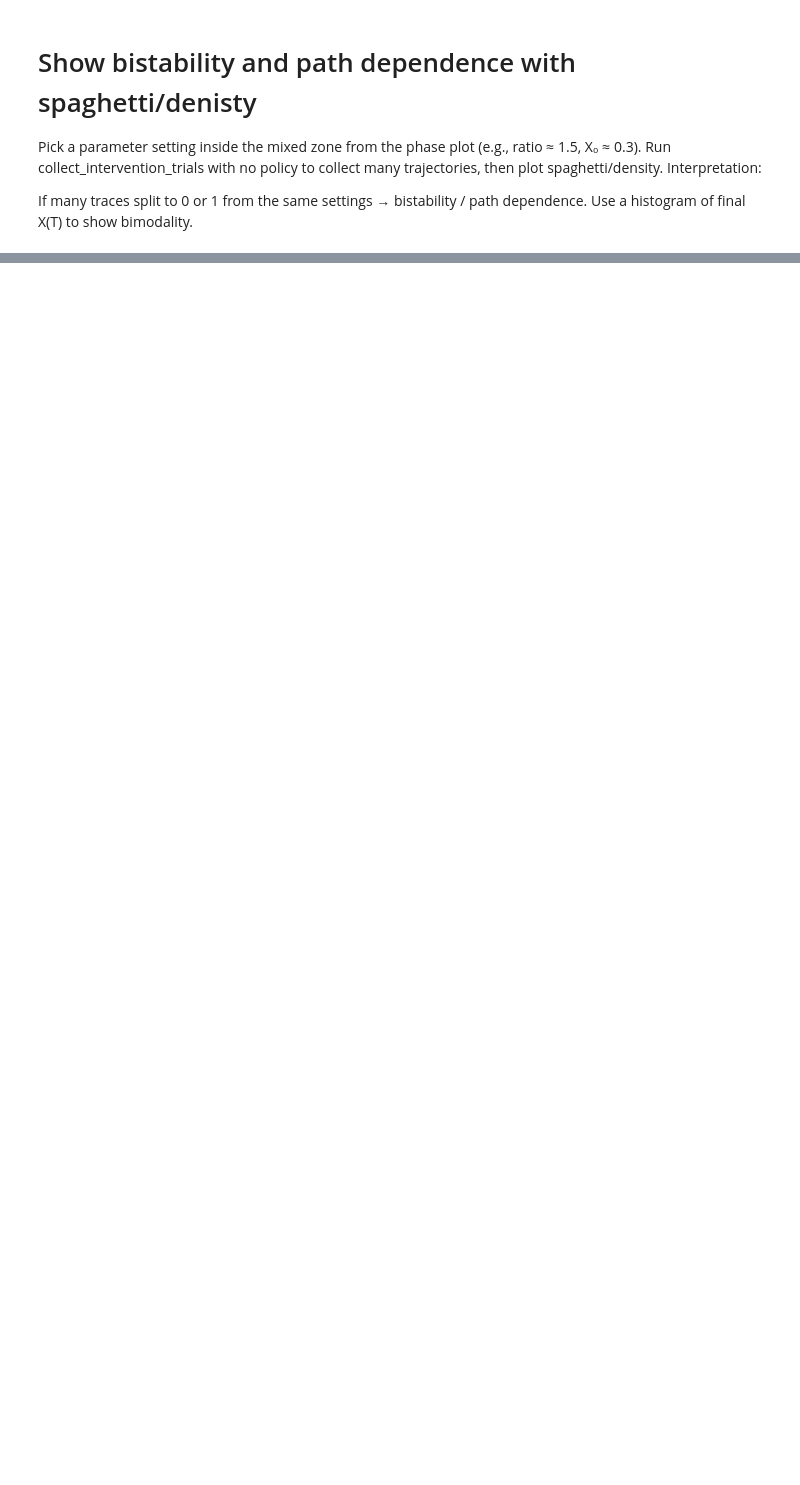
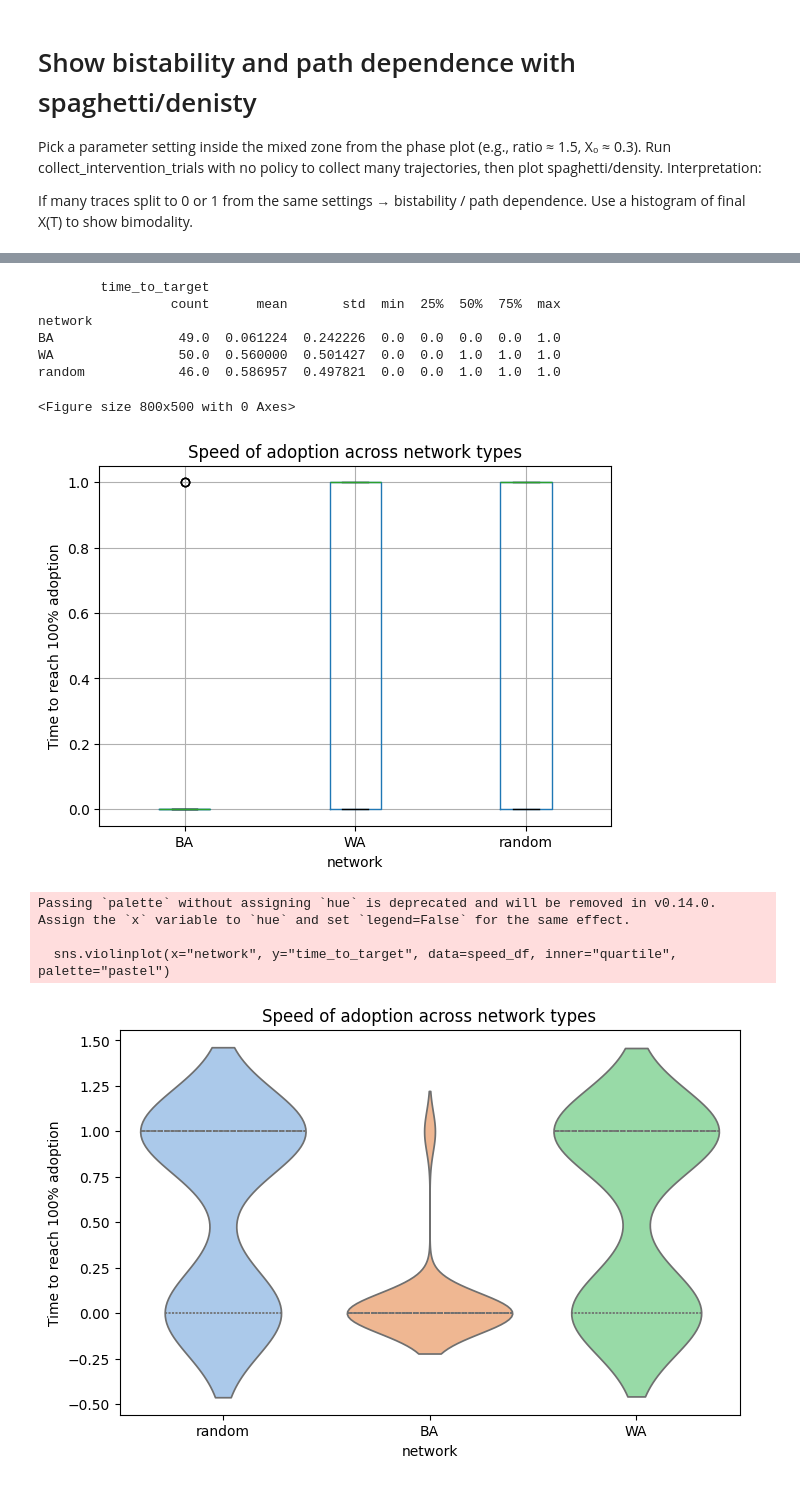
Before and after one commit to caty-g15/Assignment-3-MBDM, a Jupyter notebook: assignment.ipynb, the cells around one changed output, grey strips where cells are left out. Drawn from its saved outputs; the diff is of its cells as text; code cells hidden in the pictures; blank space fills up the shorter version.

```diff
--- a/assignment.ipynb
+++ b/assignment.ipynb
@@ -106,7 +111,9 @@ scenario_base = dict( # creates a dictionary of parameters we can pass to sweep
     g_I=0.05, # infrastructure adjustment rate (how quick infrastructure responds to adoption)
     network_type="BA",    # You can change this later for Part 2
     n_nodes=120,
-    p=0.05, # edge probability (ER)
+    p_WA=0.1,
+    k=4,
+    p_ER=0.05, # edge probability (ER)
     m=2, # number of edges to attach for new nodes (BA)
 )
 # %% [markdown]
@@ -311,7 +337,7 @@ Note where the tipping boundary moves: networks with hubs (BA) often require low
 
 If you want to demonstrate seeding hubs vs random seeding: use set_initial_adopters(..., method="degree", high=True) when running run_timeseries_trial in a small loop — I can give exact code for targeted seeding if you want.
 # %%
-networks = ["random", "BA"]
+networks = ["random", "BA","WA"]
 for net in networks:
     print("Network:", net)
     scen = {**scenario_base, "network_type": net}
@@ -326,7 +352,9 @@ for net in networks:
         max_workers = 1,
         backend = "thread"
     )
-    out = plot_phase_plot(phase_df_net)
-    print("Saved:", out)
+    filename8=f"plots/phase_sweep_{net}.png"
+    fig8_path = plot_phase_plot(phase_df_net, out_path=filename8, fig_title=f"Phase sweep: {net} network")
+    shutil.move(fig8_path, filename8)
+    print("Saved phase plot for", net, "to", filename8)
 # %% [output]
 Network: random
@@ -335,0 +440,64 @@ Saved: c:\Users\ecate\Desktop\Assignment 3\Assignment-3-MBDM\plots\ev_phase_plot
+# %%
+
+
+networks = ["random", "BA", "WA"]
+target_adoption = 1  # threshold for "adopted"
+speed_data = []
+
+for net in networks:
+    scenario_net = {
+        **scenario_base,
+        "network_type": net,
+        "X0_frac": 0.8,
+        "ratio": 3.0  # can adjust if you want near-tipping behavior
+    }
+
+    # Run your simulation
+    baseline_X, _, _, _, _, _ = collect_intervention_trials(
+        n_trials=50,
+        T=100,
+        scenario_kwargs=scenario_net,
+        subsidy_params=None
+    )
+
+    # Compute time to reach target adoption for each trial
+    for trial in baseline_X:
+        times = np.argmax(trial >= target_adoption)
+        if trial[-1] < target_adoption:
+            times = np.nan  # trial never reached target
+        speed_data.append({"network": net, "time_to_target": times})
+
+# Convert to DataFrame for easy plotting
+speed_df = pd.DataFrame(speed_data)
+
+# Summary statistics
+print(speed_df.groupby("network").describe())
+
+# Boxplot to compare networks
+plt.figure(figsize=(8,5))
+speed_df.boxplot(column="time_to_target", by="network")
+plt.ylabel(f"Time to reach {target_adoption*100:.0f}% adoption")
+plt.title("Speed of adoption across network types")
+plt.suptitle("")  # remove automatic 'Boxplot grouped by ...' title
+plt.show()
+
+# Optional: violin plot (requires seaborn)
+import seaborn as sns
+plt.figure(figsize=(8,5))
+sns.violinplot(x="network", y="time_to_target", data=speed_df, inner="quartile", palette="pastel")
+plt.ylabel(f"Time to reach {target_adoption*100:.0f}% adoption")
+plt.title("Speed of adoption across network types")
+plt.show()
+# %% [output]
+        time_to_target
+                 count      mean       std  min  25%  50%  75%  max
+network
+BA                49.0  0.061224  0.242226  0.0  0.0  0.0  0.0  1.0
+WA                50.0  0.560000  0.501427  0.0  0.0  1.0  1.0  1.0
+random            46.0  0.586957  0.497821  0.0  0.0  1.0  1.0  1.0
+<Figure size 800x500 with 0 Axes>
+[figure, added]
+Passing `palette` without assigning `hue` is deprecated and will be removed in v0.14.0. Assign the `x` variable to `hue` and set `legend=False` for the same effect.
+
+  sns.violinplot(x="network", y="time_to_target", data=speed_df, inner="quartile", palette="pastel")
+[figure, added]
```
Also changed, not shown: parts of 24 cells of this notebook, 44 other files.
